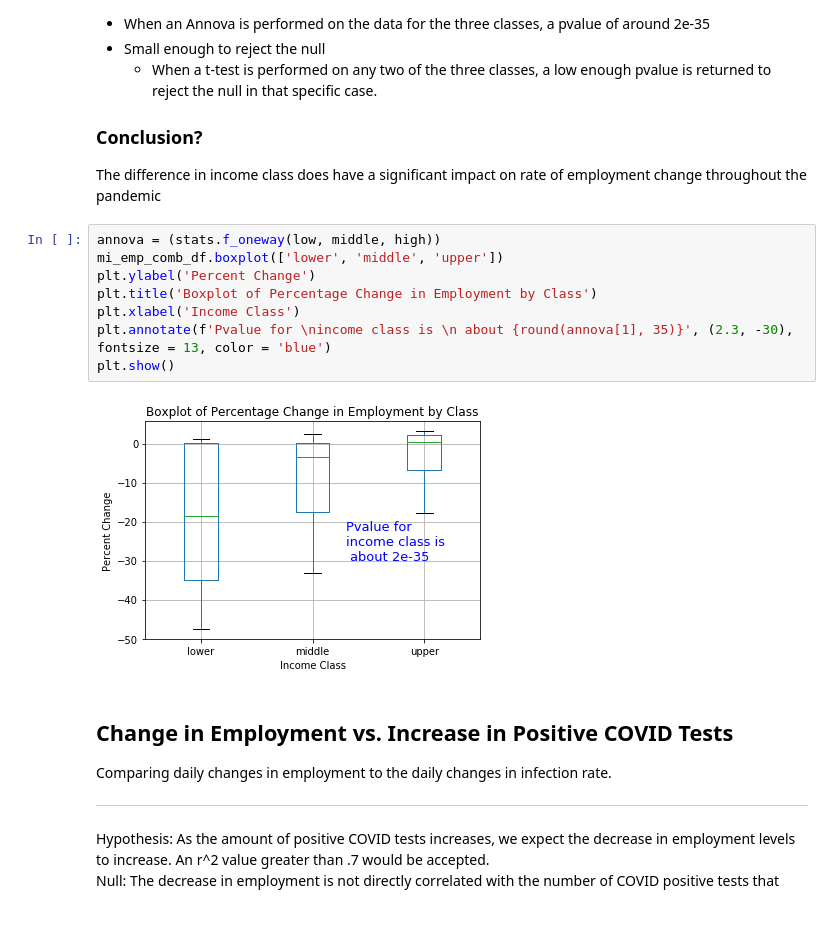
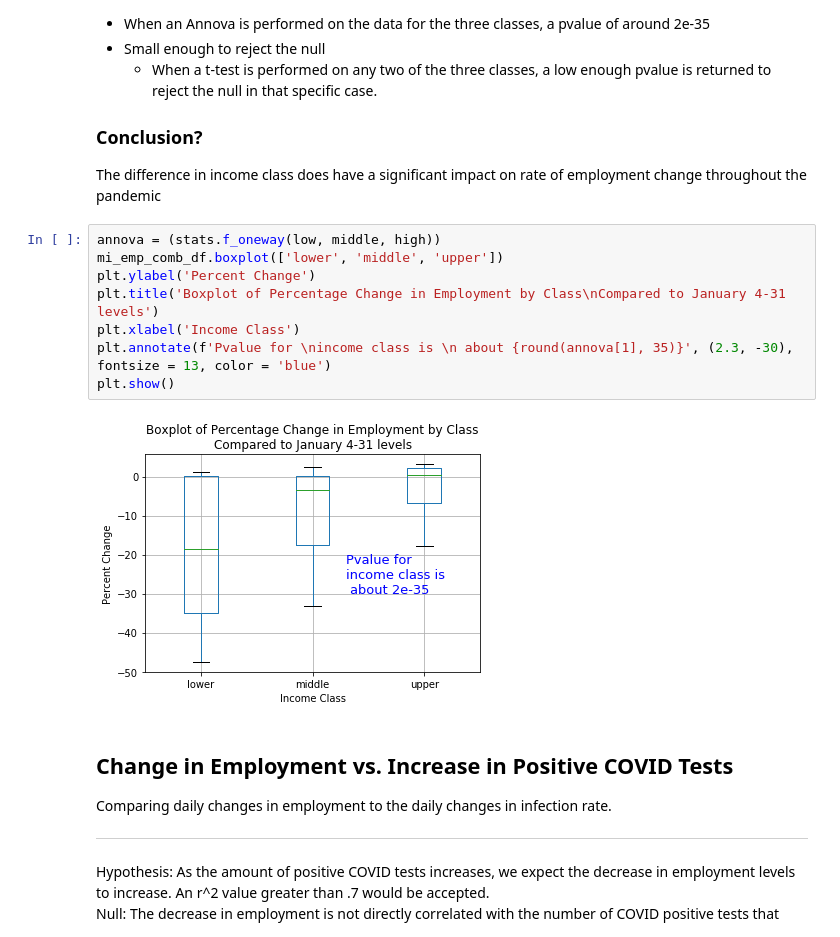
Before and after one commit to KevinKillman/Michigans_Economy_and_Covid, a Jupyter notebook: Kevin/project_1_code.ipynb, the cells around one changed output. Cells and saved outputs as stored; diff of their text form.

```diff
--- a/Kevin/project_1_code.ipynb
+++ b/Kevin/project_1_code.ipynb
@@ -284,13 +284,13 @@ The difference in income class does have a significant impact on rate of employm
 # %%
 annova = (stats.f_oneway(low, middle, high))
 mi_emp_comb_df.boxplot(['lower', 'middle', 'upper'])
 plt.ylabel('Percent Change')
-plt.title('Boxplot of Percentage Change in Employment by Class')
+plt.title('Boxplot of Percentage Change in Employment by Class\nCompared to January 4-31 levels')
 plt.xlabel('Income Class')
 plt.annotate(f'Pvalue for \nincome class is \n about {round(annova[1], 35)}', (2.3, -30), fontsize = 13, color = 'blue')
 plt.show()
 # %% [output]
-[figure, old version]
+[figure, new version]
 # %% [markdown]
 ## Change in Employment vs. Increase in Positive COVID Tests
 
```
Also changed, not shown: parts of 8 cells of this notebook, 1 other file.
